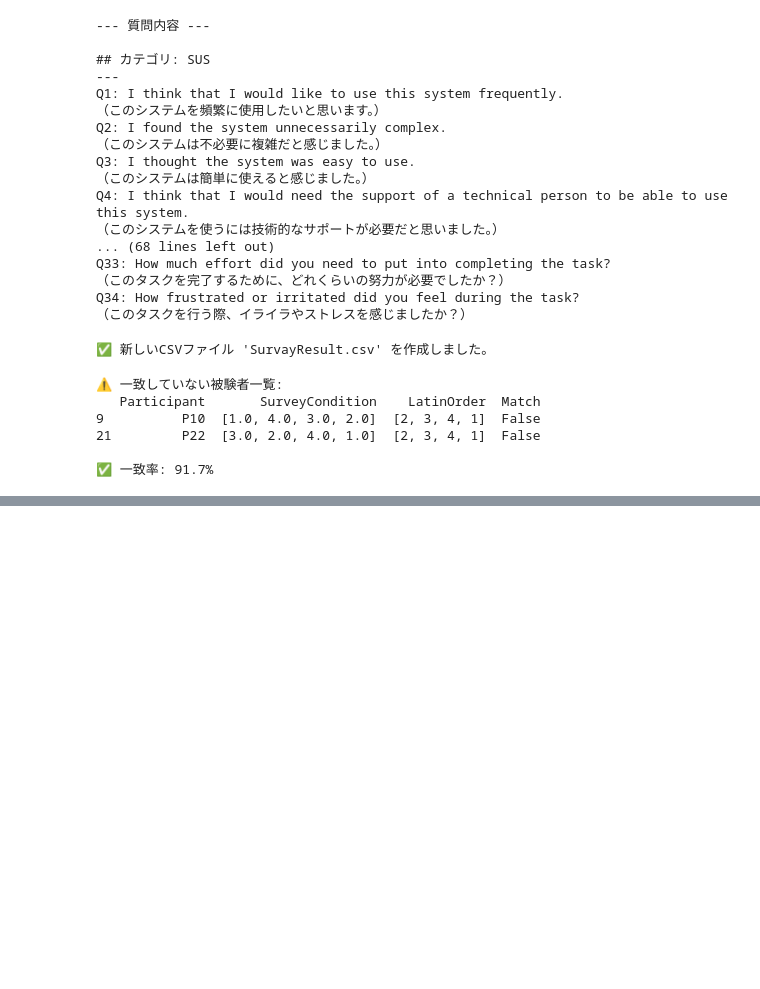
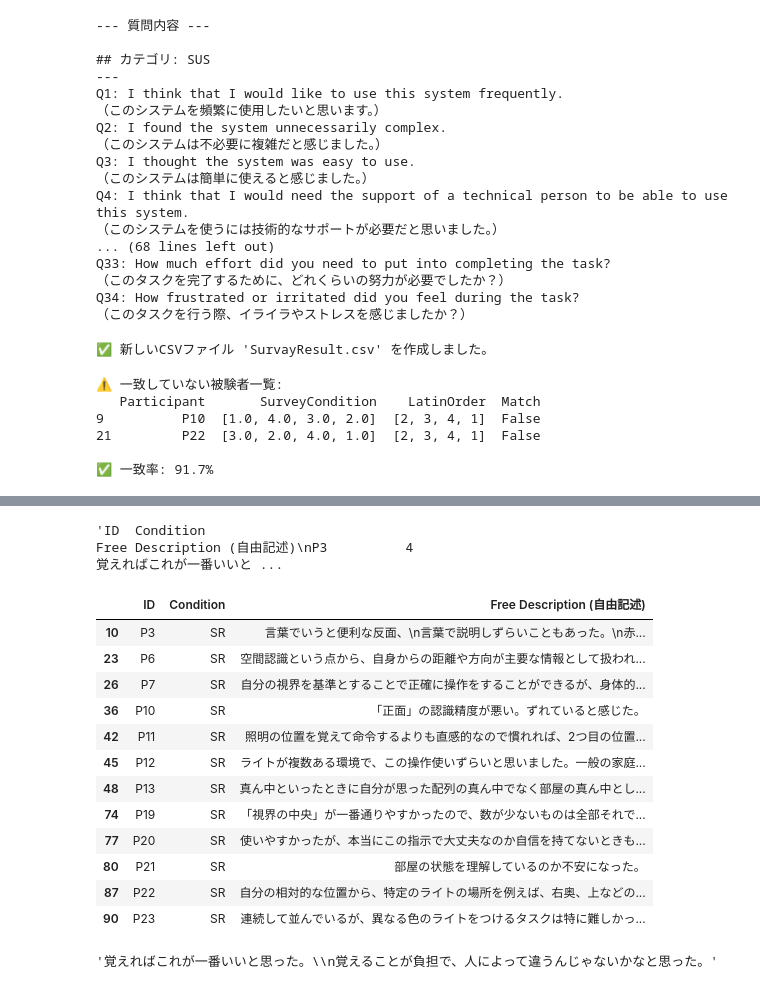
Before and after one commit to TenmaUchiyama/InteractiveSmartHome, a Jupyter notebook: Experiment/Results/ExtractQuestionair.ipynb, the cells around one changed output, grey strips where cells are left out. Drawn from its saved outputs; the diff is of its cells as text; code cells hidden in the pictures; blank space fills up the shorter version.

```diff
--- a/Experiment/Results/ExtractQuestionair.ipynb
+++ b/Experiment/Results/ExtractQuestionair.ipynb
@@ -144,0 +301,75 @@ main()
+# %%
+import pandas as pd
+import os
+
+# 入力ファイルパス
+file_path = './ResultData/SurvayResult_Updated.csv'
+
+
+df = pd.read_csv(file_path)
+extraction = df[["ID", "Condition","Free Description (自由記述)"]]
+condition_not_nan = extraction['Free Description (自由記述)'].notna()
+
+# 条件2: 'Free Description (自由記述)' が 'Nah' という文字列ではない
+condition_not_nah = extraction['Free Description (自由記述)'] != 'Nah'
+
+# 両方の条件を満たす行だけを抽出
+final_df = extraction[condition_not_nan & condition_not_nah]
+
+# 結果の確認
+final_df[final_df["ID"]=="P3"].to_string(index=False)
+# %% [output]
+'ID  Condition                                                                                Free Description (自由記述)\nP3          4                                                        覚えればこれが一番いいと ...
+# %%
+# 置き換えのルールを辞書で定義
+condition_map = {
+    1: 'SR',
+    2: 'P+SR',
+    3: 'Pointing',
+    4: 'Label'
+}
+pd.set_option('display.max_colwidth', None)
+# 'Condition' 列に map を適用して置き換え
+# .copy() をつけて、後続の処理での警告 (SettingWithCopyWarning) を回避
+relabeled_df = final_df.copy() # または final_df = extraction.copy()
+relabeled_df['Condition'] = final_df['Condition'].map(condition_map)
+
+relabeled_df[relabeled_df["Condition"]=="SR"]
+# %% [output]
+|  | ID | Condition | Free Description (自由記述) |
+| 10 | P3 | SR | 言葉でいうと便利な反面、\n言葉で説明しずらいこともあった。\n赤... |
+| 23 | P6 | SR | 空間認識という点から、自身からの距離や方向が主要な情報として扱われ... |
+| 26 | P7 | SR | 自分の視界を基準とすることで正確に操作をすることができるが、身体的... |
+| 36 | P10 | SR | 「正面」の認識精度が悪い。ずれていると感じた。 |
+| 42 | P11 | SR | 照明の位置を覚えて命令するよりも直感的なので慣れれば、2つ目の位置... |
+| 45 | P12 | SR | ライトが複数ある環境で、この操作使いずらいと思いました。一般の家庭... |
+| 48 | P13 | SR | 真ん中といったときに自分が思った配列の真ん中でなく部屋の真ん中とし... |
+| 74 | P19 | SR | 「視界の中央」が一番通りやすかったので、数が少ないものは全部それで... |
+| 77 | P20 | SR | 使いやすかったが、本当にこの指示で大丈夫なのか自信を持てないときも... |
+| 80 | P21 | SR | 部屋の状態を理解しているのか不安になった。 |
+| 87 | P22 | SR | 自分の相対的な位置から、特定のライトの場所を例えば、右奥、上などの... |
+| 90 | P23 | SR | 連続して並んでいるが、異なる色のライトをつけるタスクは特に難しかっ... |
+# %%
+import pandas as pd
+import os
+
+# 入力ファイルパス
+file_path = './ResultData/Old_SurvayResult.csv'
+
+
+df = pd.read_csv(file_path)
+extraction = df[["ID", "Condition","Free Description (自由記述)"]]
+condition_not_nan = extraction['Free Description (自由記述)'].notna()
+
+# 条件2: 'Free Description (自由記述)' が 'Nah' という文字列ではない
+condition_not_nah = extraction['Free Description (自由記述)'] != 'Nah'
+
+# 両方の条件を満たす行だけを抽出
+final_df = extraction[condition_not_nan & condition_not_nah]
+
+# 結果の確認
+cond= final_df[(final_df["ID"]=="P2") & (final_df["Condition"] == 2)][free_col].to_string(index=False)
+# final_df[(final_df["ID"]=="P2")]
+cond
+# %% [output]
+'覚えればこれが一番いいと思った。\\n覚えることが負担で、人によって違うんじゃないかなと思った。'
```
Also changed, not shown: parts of 4 cells of this notebook, 51 other files.
